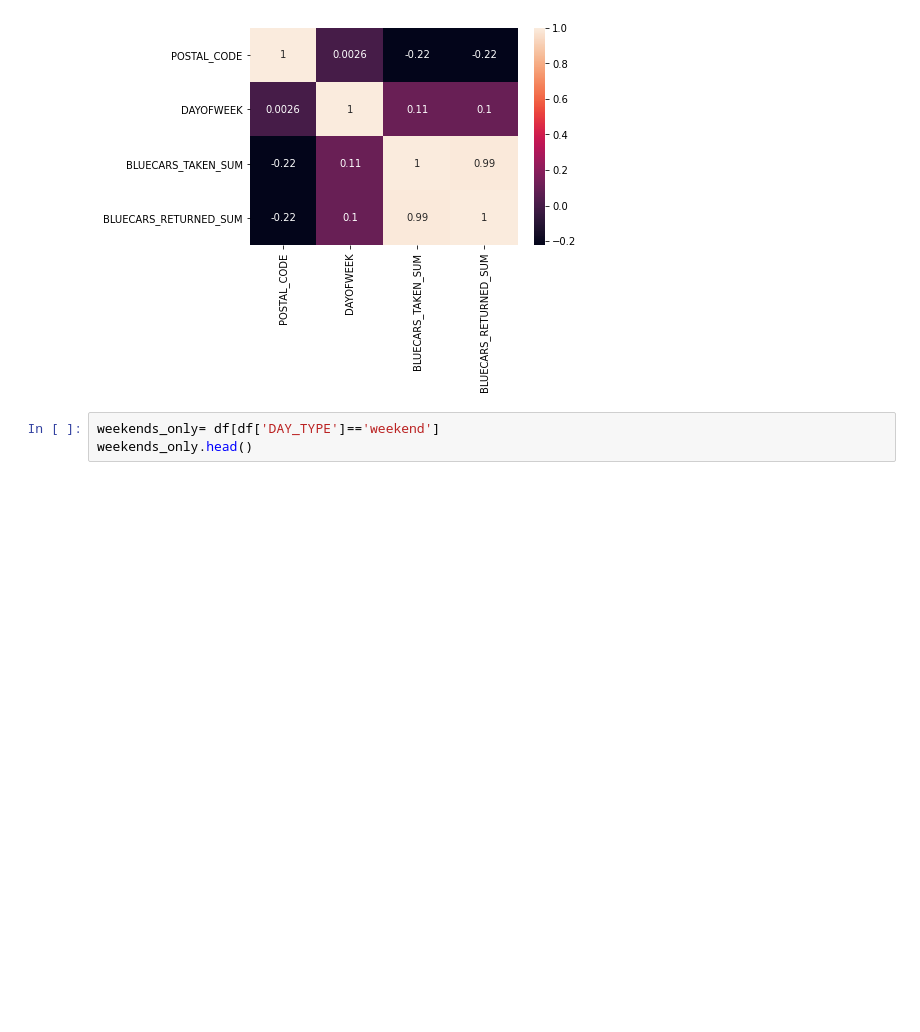
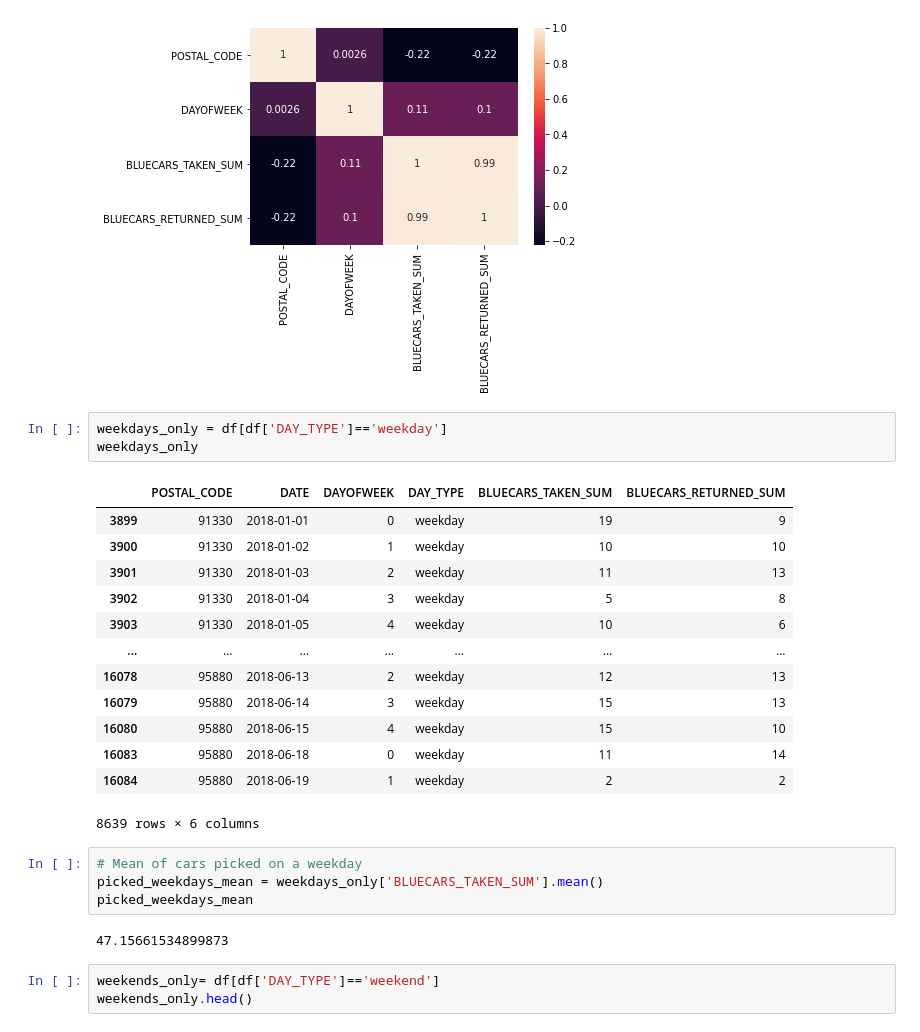
Before and after one commit to Obreintelly/Autolib-EDA, a Jupyter notebook: WEEK_4_HYPOTHESIS_TESTING_AUTOLIB_DATASET_27032021_CORE.ipynb, the cells around one changed output. Drawn from its saved outputs; the diff is of its cells as text; blank space fills up the shorter version.

```diff
--- a/WEEK_4_HYPOTHESIS_TESTING_AUTOLIB_DATASET_27032021_CORE.ipynb
+++ b/WEEK_4_HYPOTHESIS_TESTING_AUTOLIB_DATASET_27032021_CORE.ipynb
@@ -386,6 +386,29 @@ sns.heatmap(df.corr(),annot=True)
 plt.show()
 # %% [output]
 [figure]
+# %%
+weekdays_only = df[df['DAY_TYPE']=='weekday']
+weekdays_only
+# %% [output]
+|  | POSTAL_CODE | DATE | DAYOFWEEK | DAY_TYPE | BLUECARS_TAKEN_SUM | BLUECARS_RETURNED_SUM |
+| 3899 | 91330 | 2018-01-01 | 0 | weekday | 19 | 9 |
+| 3900 | 91330 | 2018-01-02 | 1 | weekday | 10 | 10 |
+| 3901 | 91330 | 2018-01-03 | 2 | weekday | 11 | 13 |
+| 3902 | 91330 | 2018-01-04 | 3 | weekday | 5 | 8 |
+| 3903 | 91330 | 2018-01-05 | 4 | weekday | 10 | 6 |
+| ... | ... | ... | ... | ... | ... | ... |
+| 16078 | 95880 | 2018-06-13 | 2 | weekday | 12 | 13 |
+| 16079 | 95880 | 2018-06-14 | 3 | weekday | 15 | 13 |
+| 16080 | 95880 | 2018-06-15 | 4 | weekday | 15 | 10 |
+| 16083 | 95880 | 2018-06-18 | 0 | weekday | 11 | 14 |
+| 16084 | 95880 | 2018-06-19 | 1 | weekday | 2 | 2 |
+8639 rows × 6 columns
+# %%
+# Mean of cars picked on a weekday
+picked_weekdays_mean = weekdays_only['BLUECARS_TAKEN_SUM'].mean()
+picked_weekdays_mean
+# %% [output]
+47.15661534899873
 # %%
 weekends_only= df[df['DAY_TYPE']=='weekend']
 weekends_only.head()
```
Also changed, not shown: parts of 12 cells of this notebook.
